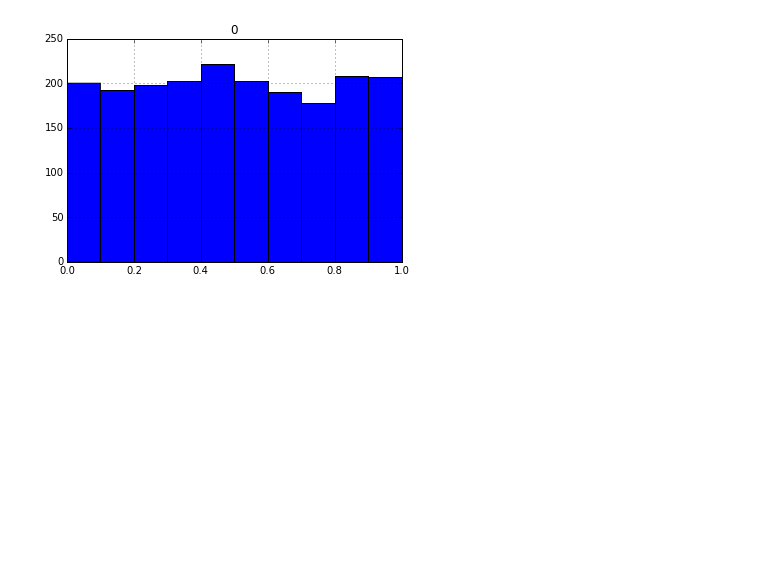
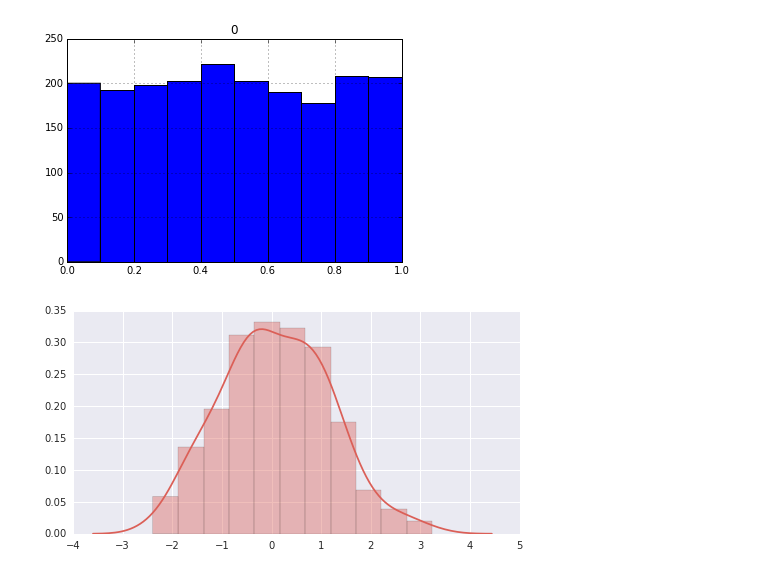
Before and after one commit to MathLab/file_loss, a Jupyter notebook: pandas_test.ipynb, the cells around one changed output. Drawn from its saved outputs; the diff is of its cells as text; code cells hidden in the pictures; blank space fills up the shorter version.

Commit message:
Add tools to plot a fit on an histogram

```diff
--- a/pandas_test.ipynb
+++ b/pandas_test.ipynb
@@ -40,0 +50,7 @@ array([[<matplotlib.axes._subplots.AxesSubplot object at 0x...>]], dtype=object)
+# %%
+sns.set_palette("hls")
+mpl.rc("figure", figsize=(8, 4))
+data = randn(200)
+sns.distplot(data);
+# %% [output]
+[figure, added]
```
Also changed, not shown: parts of 3 cells of this notebook.
